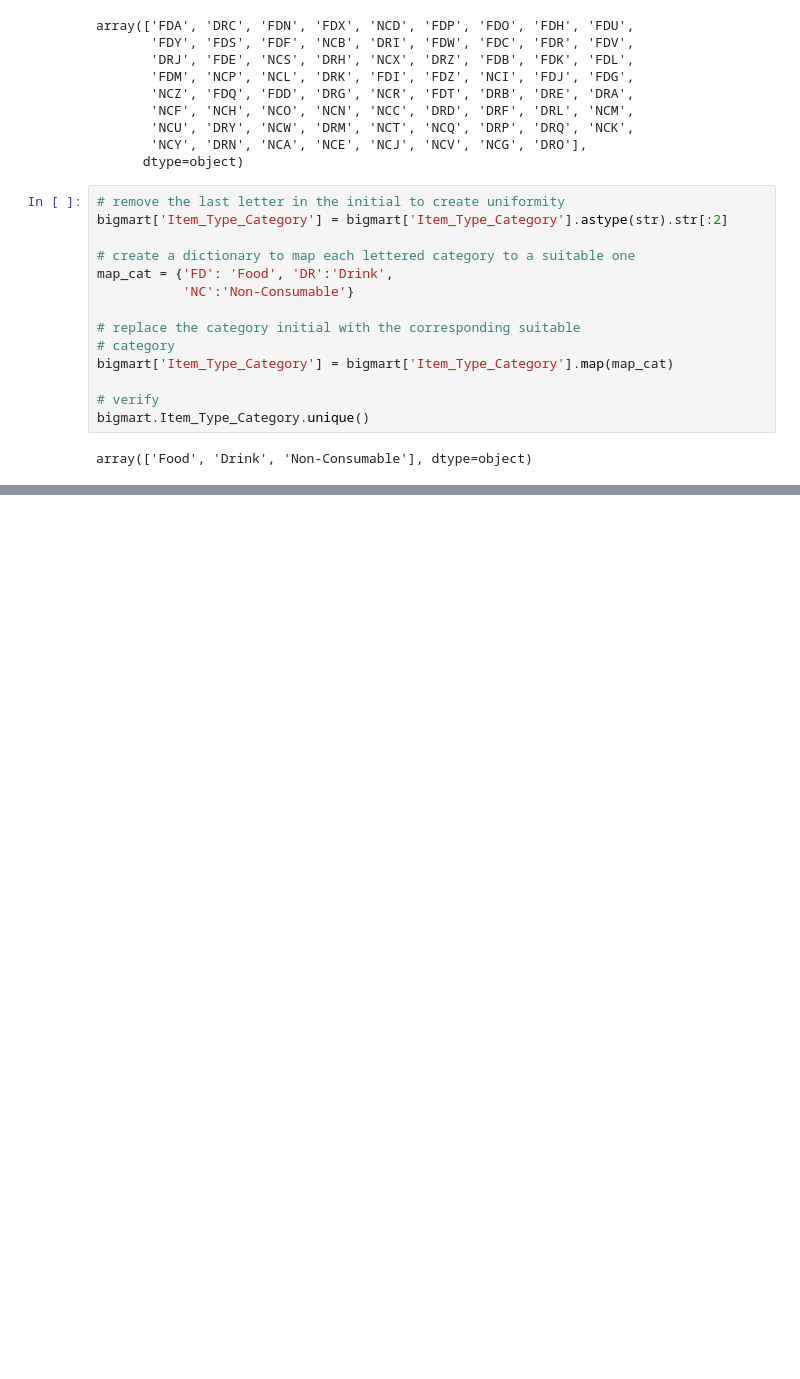
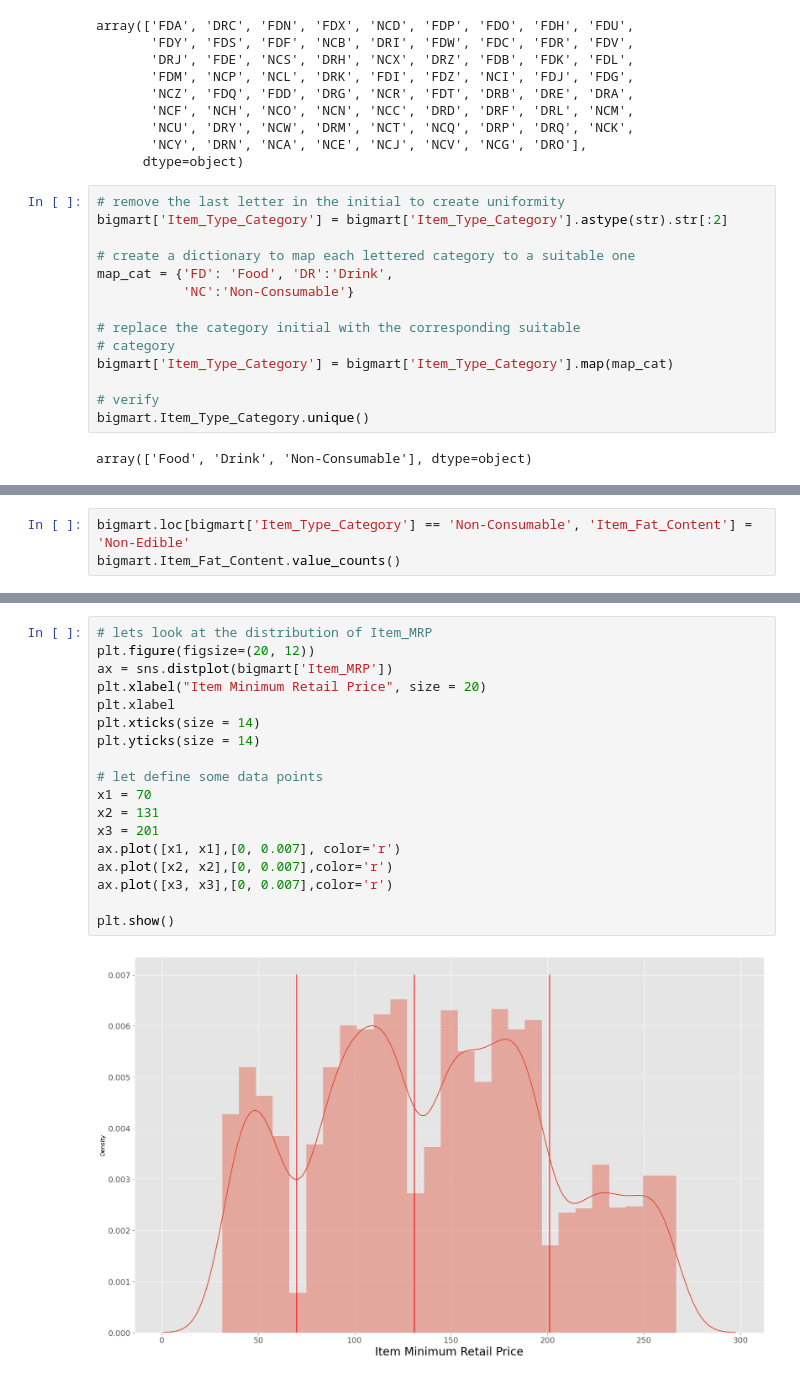
Before and after one commit to SirTee12/Big-Mart-Sales-Forecasting, a Jupyter notebook: Analysis-and-prediction-of-sales-data.ipynb, the cells around one changed output, grey strips where cells are left out. Drawn from its saved outputs; the diff is of its cells as text; blank space fills up the shorter version.

```diff
--- a/Analysis-and-prediction-of-sales-data.ipynb
+++ b/Analysis-and-prediction-of-sales-data.ipynb
@@ -614,0 +619,3 @@ array(['Food', 'Drink', 'Non-Consumable'], dtype=object)
+# %%
+bigmart.loc[bigmart['Item_Type_Category'] == 'Non-Consumable', 'Item_Fat_Content'] = 'Non-Edible'
+bigmart.Item_Fat_Content.value_counts()
@@ -614,0 +633,20 @@ array(['Food', 'Drink', 'Non-Consumable'], dtype=object)
+# %%
+# lets look at the distribution of Item_MRP
+plt.figure(figsize=(20, 12))
+ax = sns.distplot(bigmart['Item_MRP'])
+plt.xlabel("Item Minimum Retail Price", size = 20)
+plt.xlabel
+plt.xticks(size = 14)
+plt.yticks(size = 14)
+
+# let define some data points
+x1 = 70
+x2 = 131
+x3 = 201
+ax.plot([x1, x1],[0, 0.007], color='r')
+ax.plot([x2, x2],[0, 0.007],color='r')
+ax.plot([x3, x3],[0, 0.007],color='r')
+
+plt.show()
+# %% [output]
+[figure, added]
```
Also changed, not shown: parts of 6 cells of this notebook.
